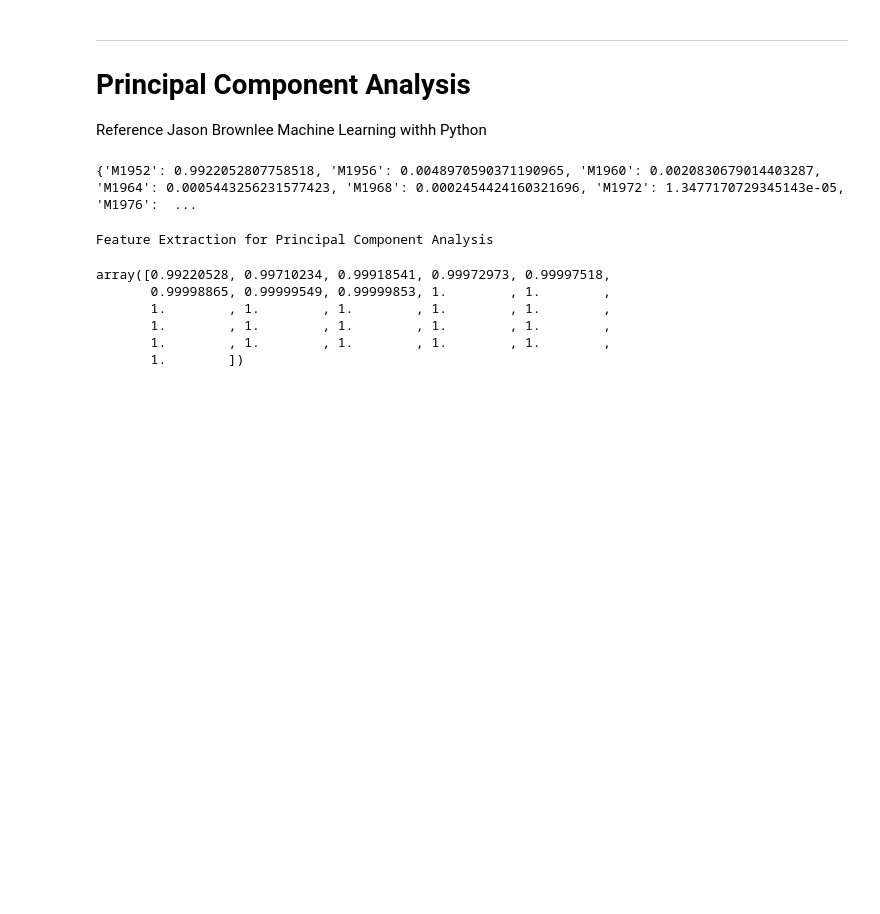
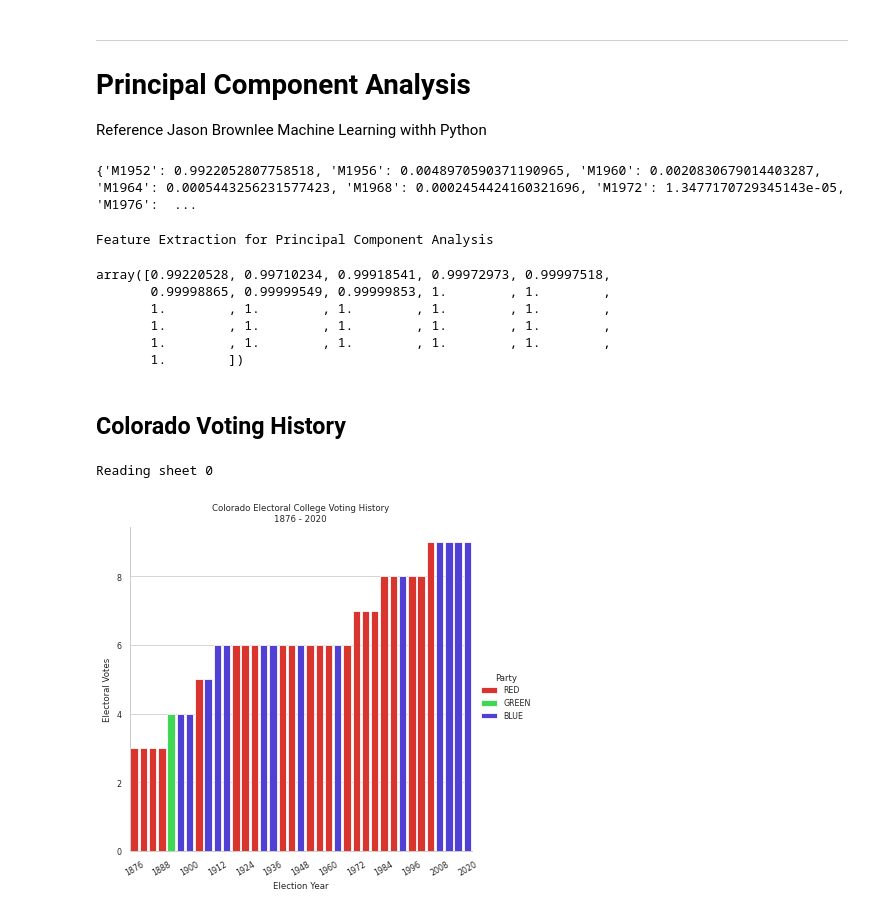
Before and after one commit to reed54/MSDS696, a Jupyter notebook: notebooks/4.0.0.Model_County_Votes_Behavior_and_Demographic.ipynb, the cells around one changed output. Drawn from its saved outputs; the diff is of its cells as text; code cells hidden in the pictures; blank space fills up the shorter version.

```diff
--- a/notebooks/4.0.0.Model_County_Votes_Behavior_and_Demographic.ipynb
+++ b/notebooks/4.0.0.Model_County_Votes_Behavior_and_Demographic.ipynb
@@ -832,3 +818,39 @@ array([0.99220528, 0.99710234, 0.99918541, 0.99972973, 0.99997518,
        1.        , 1.        , 1.        , 1.        , 1.        ,
        1.        , 1.        , 1.        , 1.        , 1.        ,
        1.        ])
+# %% [markdown]
+## Colorado Voting History
+# %%
+fn = "../data/processed/colorado_red_blue_green_1876_2020.xlsx"
+elect_df = pd.read_excel(fn, sheet_name=0, index_col = None, skiprows = 0, skipfooter = 4, verbose = True)
+# %% [output]
+Reading sheet 0
+# %%
+colors = {'RED': "#f71911", 'GREEN': "#26f041", 'BLUE': "#3c28ed"}
+%matplotlib inline
+#plt.figure(figsize = (36,6))
+sns.set(style='whitegrid', rc={"grid.linewidth": 0.1})
+sns.set_context("paper", font_scale=0.9)
+#place the legend outside the figure/plot
+#plt.legend(bbox_to_anchor=(1.01, 1),borderaxespad=0)
+
+g = sns.catplot(x = "Election", y = "Electoral Votes", kind = "bar", hue = "Party" ,
+            palette = colors, data = elect_df, dodge=False)
+g.fig.set_figwidth(6)
+g.fig.set_figheight(5)
+
+g.set_xticklabels(rotation=30)
+plt.title("Colorado Electoral College Voting History\n1876 - 2020")
+#plt.legend(loc = 'upper left')
+locs, labels = plt.xticks()
+#print(f'locs: {locs}\nlabels: {labels}')
+# We change the fontsize of minor ticks label
+plt.xticks([0,    3,    6,    9,    12,    15,   18,   21,   24,   27,   30,   33,   36],
+          [1876, 1888, 1900, 1912, 1924, 1936, 1948, 1960, 1972, 1984, 1996, 2008, 2020])
+g.set_ylabels("Electoral Votes")
+g.set_xlabels("Election Year")
+fn = '../img/colorado_voting_history_1876_2020.png'
+plt.savefig(fn, bbox_inches="tight", dpi = 600)
+plt.show()
+# %% [output]
+[figure, added]
```
Also changed, not shown: parts of 1 cell of this notebook, 3 other files.
